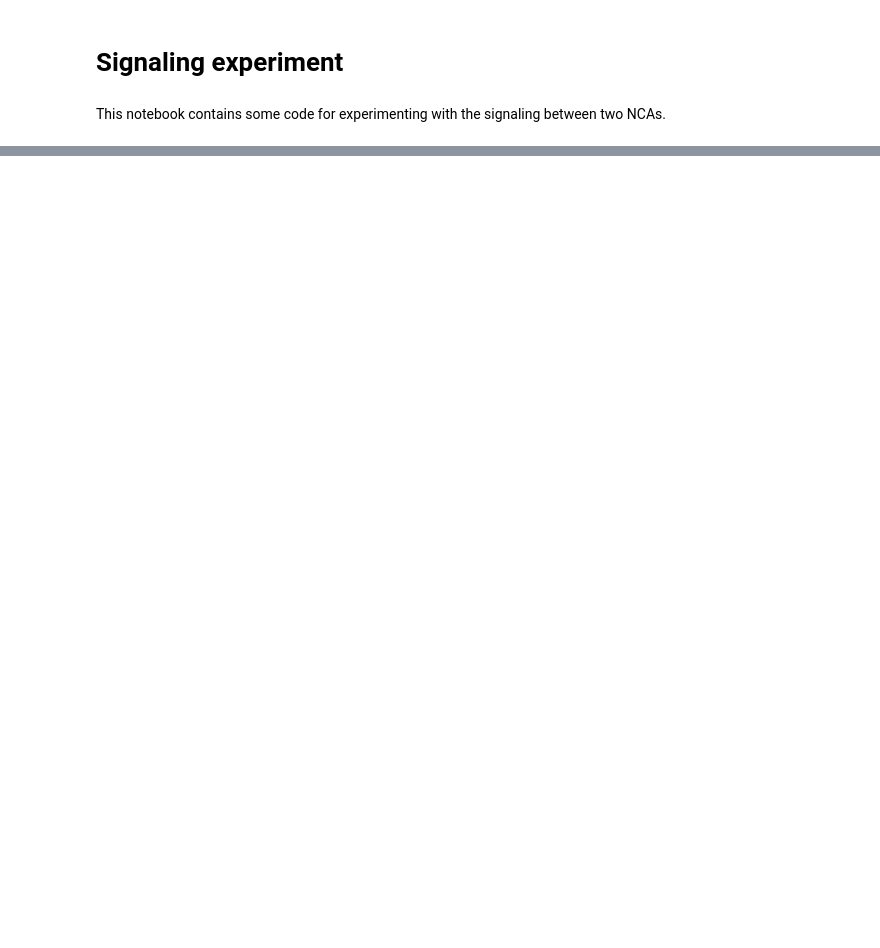
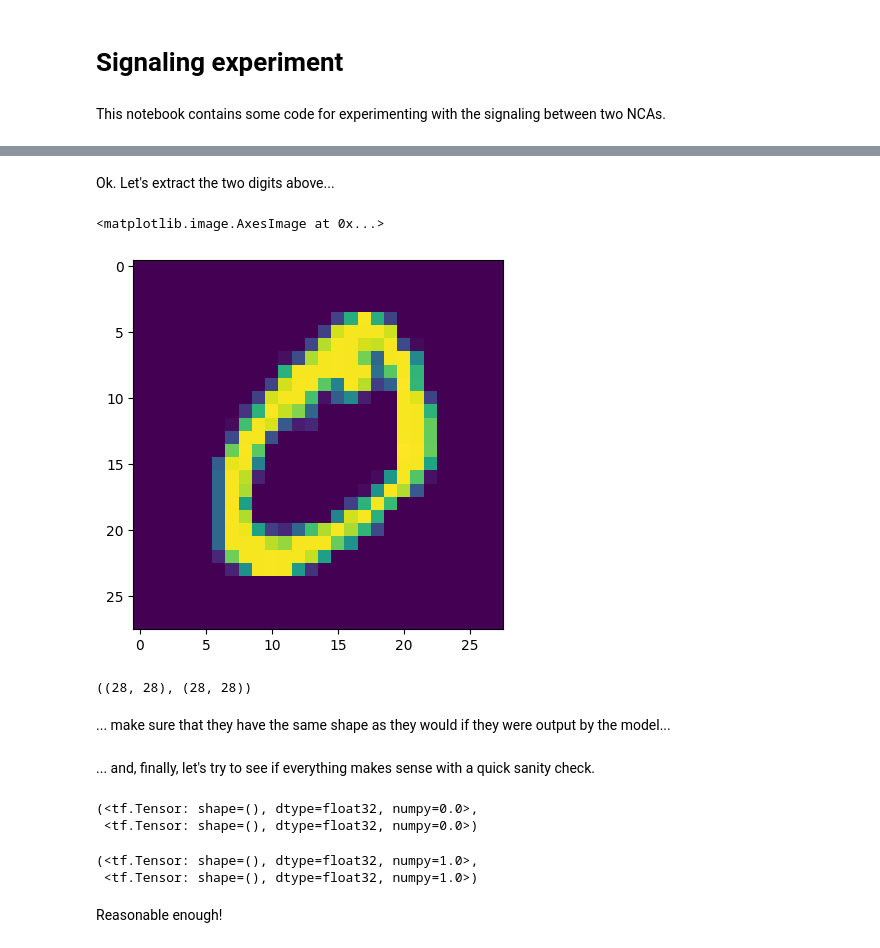
Before and after one commit to de-lachende-cavalier/sorvis, a Jupyter notebook: mini_experiments/signaling.ipynb, the cells around one changed output, grey strips where cells are left out. Cells and saved outputs as stored; diff of their text form; code cells hidden in the pictures; blank space fills up the shorter version.

```diff
--- a/mini_experiments/signaling.ipynb
+++ b/mini_experiments/signaling.ipynb
@@ -194,0 +217,20 @@ samples_str = json.dumps(x_legend.tolist())
+# %% [markdown]
+Ok. Let's extract the two digits above...
+# %%
+zero = x_legend[0]
+one = x_legend[1]
+
+y_zero = 0
+y_one = 1
+# %%
+pl.imshow(zero)
+# pl.imshow(one)
+# %% [output]
+<matplotlib.image.AxesImage at 0x...>
+[figure, added]
+# %%
+zero.shape, one.shape
+# %% [output]
+((28, 28), (28, 28))
+# %% [markdown]
+... make sure that they have the same shape as they would if they were output by the model...
@@ -194,0 +250,2 @@ samples_str = json.dumps(x_legend.tolist())
+# %% [markdown]
+... and, finally, let's try to see if everything makes sense with a quick sanity check.
@@ -194,0 +266,12 @@ samples_str = json.dumps(x_legend.tolist())
+# %%
+compute_loss(zero_sample, 0), compute_loss(one_sample, 1)
+# %% [output]
+(<tf.Tensor: shape=(), dtype=float32, numpy=0.0>,
+ <tf.Tensor: shape=(), dtype=float32, numpy=0.0>)
+# %%
+compute_loss(zero_sample, 1), compute_loss(one_sample, 0)
+# %% [output]
+(<tf.Tensor: shape=(), dtype=float32, numpy=1.0>,
+ <tf.Tensor: shape=(), dtype=float32, numpy=1.0>)
+# %% [markdown]
+Reasonable enough!
```
Also changed, not shown: parts of 35 cells of this notebook, 1 other file.
